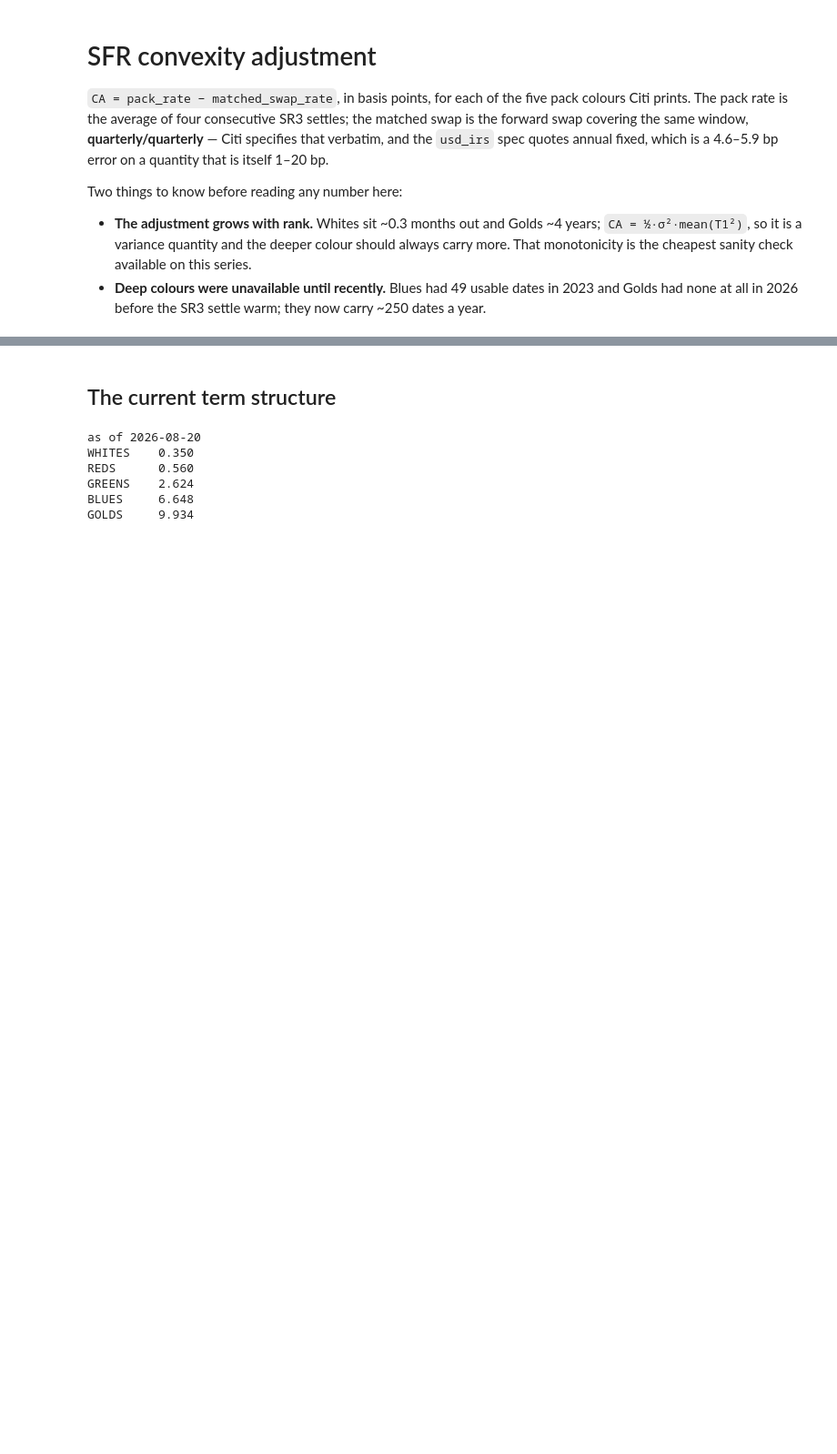
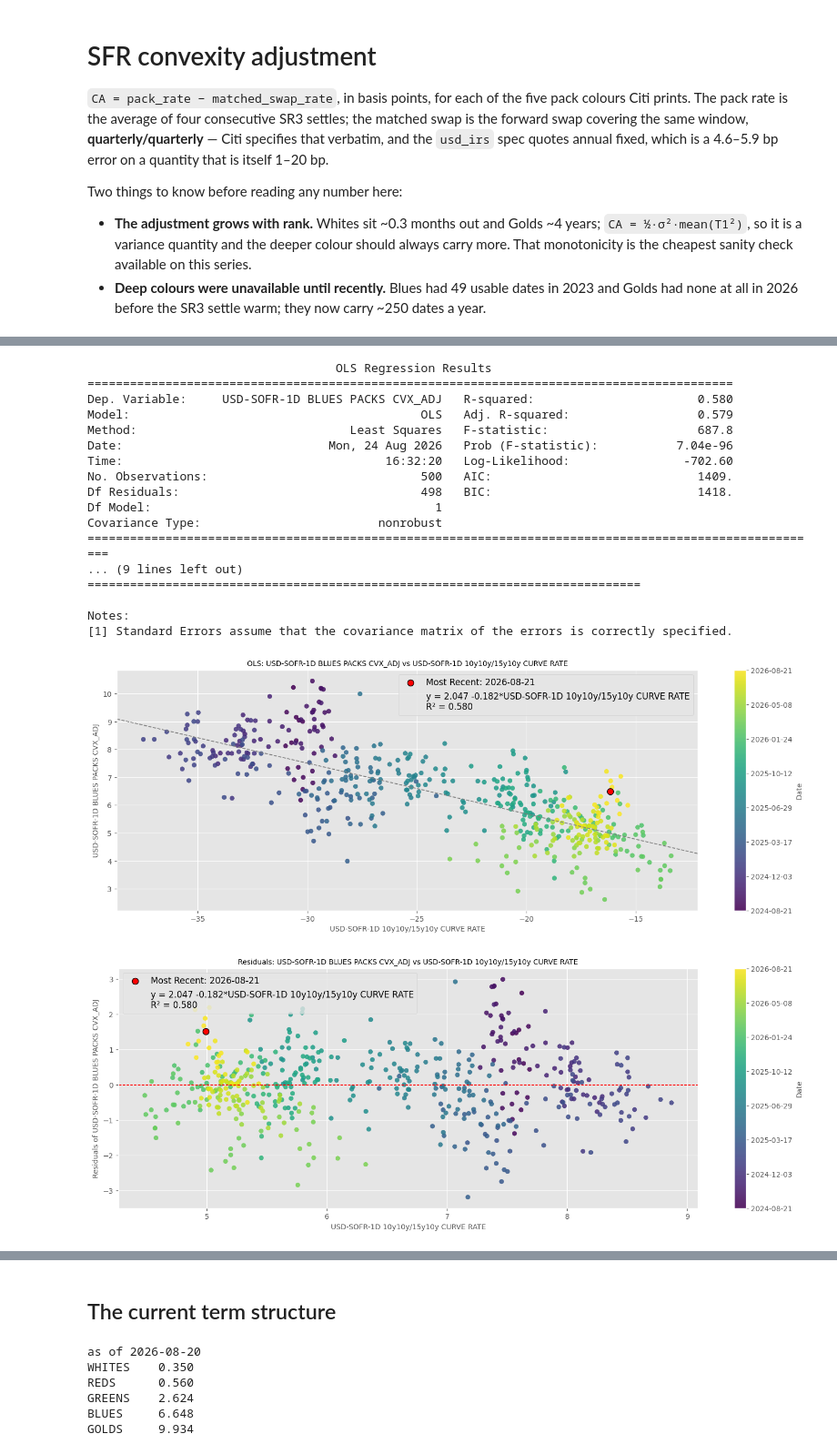
Before and after one commit to yieldcurvemonkey/ARBS, a Jupyter notebook: notebooks/timeseries/sfr_convexity.ipynb, the cells around one changed output, grey strips where cells are left out. Shown at 91% size. Saved outputs shown, nothing was run; the diff lists cells and outputs as text; code cells hidden in the pictures; blank space fills up the shorter version.

```diff
--- a/notebooks/timeseries/sfr_convexity.ipynb
+++ b/notebooks/timeseries/sfr_convexity.ipynb
@@ -149,3 +202,42 @@ plot(ca_df["USD-SOFR-1D BLUES PACKS CVX_ADJ"].dropna(), which="left", label=c)
 legend(show_date=True)
 # %% [output]
 [interactive output not drawn]
+# %%
+from RVUtils.regression import make_linear_regression_builder
+
+regression_df = pd.merge(ca_df, df, left_index=True, right_index=True)
+
+add_indep_var, fit, plot_actual_vs_predicted, plot_residuals_vs_predicted, plot_residuals_timeseries, get_data = make_linear_regression_builder(
+    df=regression_df,
+    y_col="USD-SOFR-1D BLUES PACKS CVX_ADJ",
+    date_color_bar=True,
+	# on_diff=True
+)
+# add_indep_var("USD-SOFR-1D IMM_1x2y/IMM_1x5y/IMM_1x10y FLY RATE")
+# add_indep_var("USD-SOFR-1D IMM_1x5y/IMM_1x10y/IMM_1x30y FLY RATE")
+add_indep_var("USD-SOFR-1D 10y10y/15y10y CURVE RATE")
+res = fit(model="OLS", verbose=True)
+plot_actual_vs_predicted()
+plot_residuals_vs_predicted()
+# plot_residuals_timeseries(plot_zscores=True, plot_zero=True, stds=[1, 2])
+plot_residuals_timeseries(plot_zscores=True, plot_zero=True, ou_bands=False)
+# %% [output]
+                                   OLS Regression Results
+===========================================================================================
+Dep. Variable:     USD-SOFR-1D BLUES PACKS CVX_ADJ   R-squared:                       0.580
+Model:                                         OLS   Adj. R-squared:                  0.579
+Method:                              Least Squares   F-statistic:                     687.8
+Date:                             Mon, 24 Aug 2026   Prob (F-statistic):           7.04e-96
+Time:                                     16:32:20   Log-Likelihood:                -702.60
+No. Observations:                              500   AIC:                             1409.
+Df Residuals:                                  498   BIC:                             1418.
+Df Model:                                        1
+Covariance Type:                         nonrobust
+========================================================================================================
+... (9 lines left out)
+==============================================================================
+
+Notes:
+[1] Standard Errors assume that the covariance matrix of the errors is correctly specified.
+[figure, added]
+[figure, added]
```
Also changed, not shown: parts of 5 cells of this notebook, 17 other files.
